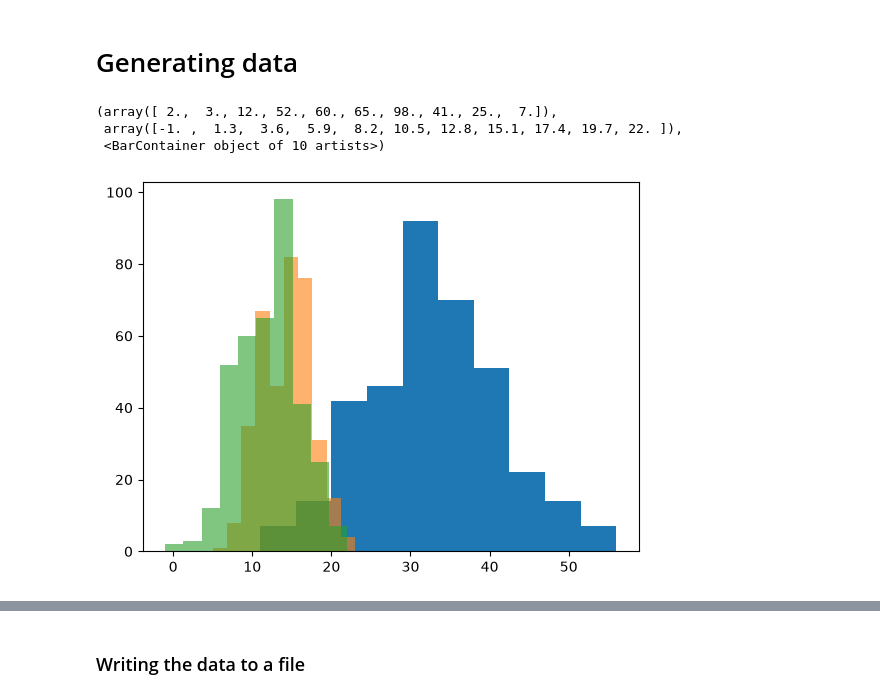
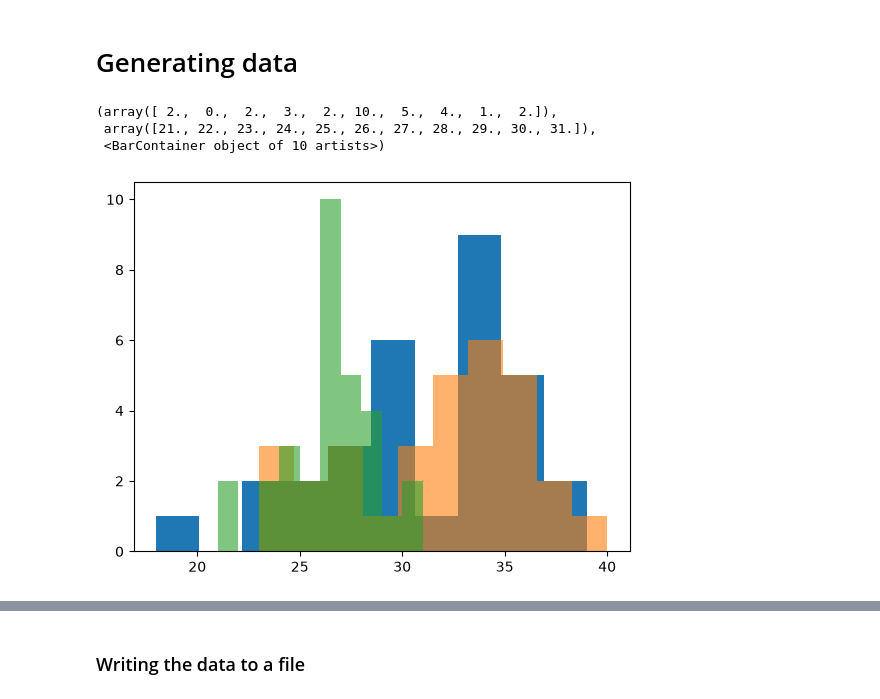
Before and after one commit to JosephDThomas/Chocolate-Sales, a Jupyter notebook: chocolate_data.ipynb, the cells around one changed output, grey strips where cells are left out. Cells and saved outputs as stored; diff of their text form; code cells hidden in the pictures.

```diff
--- a/chocolate_data.ipynb
+++ b/chocolate_data.ipynb
@@ -3,37 +3,37 @@
 # %%
 
 import numpy as np
 from matplotlib import pyplot as plt
 rng = np.random.default_rng()
 
-num_points = 365
+num_points = 31
 
-x_raw = rng.normal(32, 8, num_points)
-y_raw = rng.normal(14, 3, num_points)
-z_raw = rng.normal(12, 4, num_points)
+x_raw = rng.normal(30, 5, num_points)
+y_raw = rng.normal(32, 4, num_points)
+z_raw = rng.normal(26, 2, num_points)
 sign = rng.choice((-1,1))
 noise = rng.poisson(3, num_points)
 
 
 rng = np.random.default_rng()
 arr = rng.choice([-1, 1], size=num_points)
 
 x_noise = np.random.rand(num_points) * 0.15 * noise
 y_noise = np.random.rand(num_points) * 0.15 * noise * arr
 z_noise = np.random.rand(num_points) * 0.15 * noise * arr
 
 x = np.round(x_raw + x_noise)
 y = np.round(y_raw + y_noise)
 z = np.round(z_raw + z_noise)
 
 plt.hist(x, bins=10)
 plt.hist(y, bins=10, alpha=0.6)
 plt.hist(z, bins=10, alpha=0.6)
 # %% [output]
-(array([ 2.,  3., 12., 52., 60., 65., 98., 41., 25.,  7.]),
- array([-1. ,  1.3,  3.6,  5.9,  8.2, 10.5, 12.8, 15.1, 17.4, 19.7, 22. ]),
+(array([ 2.,  0.,  2.,  3.,  2., 10.,  5.,  4.,  1.,  2.]),
+ array([21., 22., 23., 24., 25., 26., 27., 28., 29., 30., 31.]),
  <BarContainer object of 10 artists>)
-[figure, old version]
+[figure, new version]
 # %%
 print(x)
 print(len(x))
```
Also changed, not shown: parts of 2 cells of this notebook, 4 other files.
